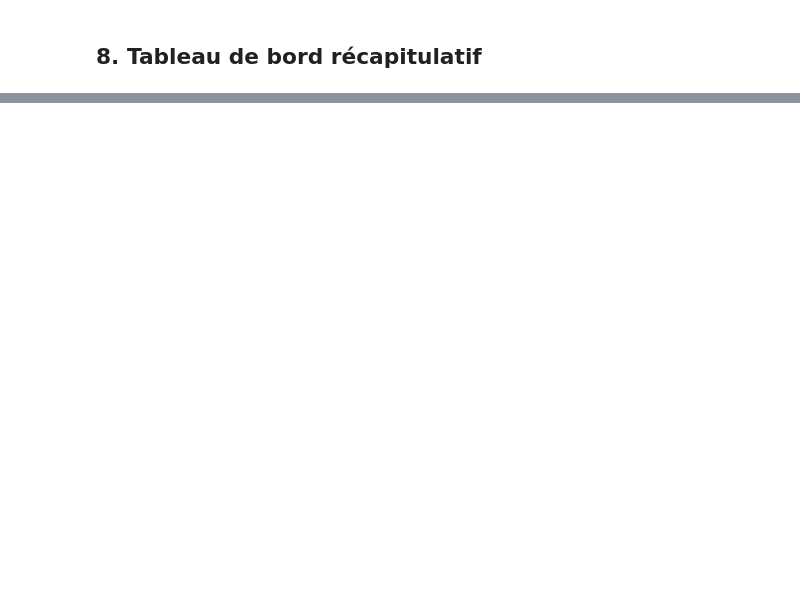
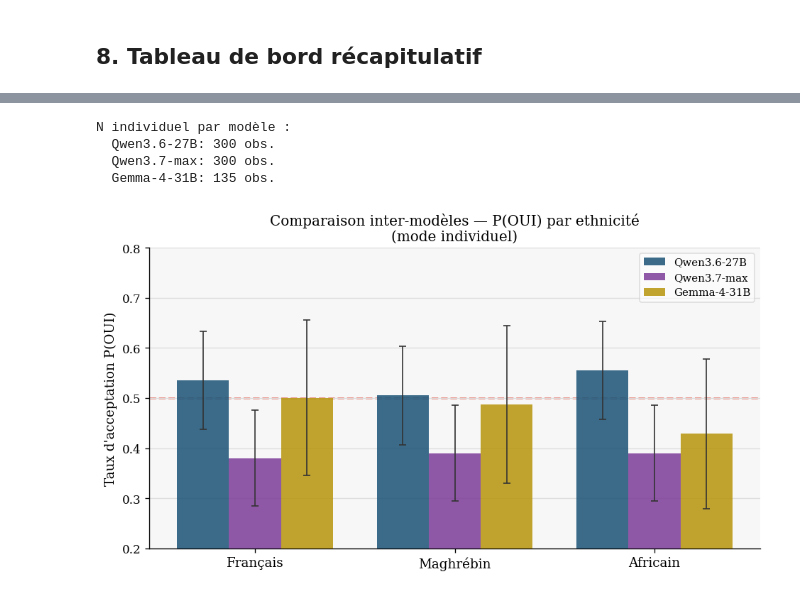
Before and after one commit to Rayan-Leveque/Memoire_experiments, a Jupyter notebook: LLM_Bias/notebooks/analysis.ipynb, the cells around one changed output, grey strips where cells are left out. Saved outputs shown, nothing was run; the diff lists cells and outputs as text; code cells hidden in the pictures; blank space fills up the shorter version.

```diff
--- a/LLM_Bias/notebooks/analysis.ipynb
+++ b/LLM_Bias/notebooks/analysis.ipynb
@@ -655,0 +697,71 @@ plt.show()
+# %%
+# ── Chargement multi-modèle (sans doublon) ──
+beh_gemma = pd.read_csv(RESULTATS + 'behavioral_results_Gemma-4-31B-it.csv')
+beh_gemma['decision_binary'] = pd.to_numeric(beh_gemma['decision_binary'], errors='coerce')
+beh_gemma['chose_french'] = beh_gemma['chose_french'].map({'True': 1, 'False': 0, '1.0': 1, '0.0': 0}).astype(float)
+
+# behavioral_results.csv contient déjà Qwen3.7-max single (300 lignes, balancé).
+# Le fichier dédié apporte uniquement le mode comparatif (245 lignes, sans doublon).
+beh_qmax_ded = pd.read_csv(RESULTATS + 'behavioral_results_Qwen3.7-max-Novita.csv')
+beh_qmax_ded['decision_binary'] = pd.to_numeric(beh_qmax_ded['decision_binary'], errors='coerce')
+beh_qmax_comp = beh_qmax_ded[beh_qmax_ded['eval_mode'] == 'comparative'].copy()
+
+beh_all = pd.concat([beh, beh_gemma, beh_qmax_comp], ignore_index=True)
+
+ind_q27  = beh[(beh['model'] == 'Qwen3.6-27B-FP8')   & (beh['eval_mode'] == 'single')].copy()
+ind_qmax = beh[(beh['model'] == 'Qwen3.7-max-Novita') & (beh['eval_mode'] == 'single')].copy()
+ind_gem  = beh_gemma[beh_gemma['eval_mode'] == 'single'].copy()
+
+MODELES_COULEURS = {
+    'Qwen3.6-27B': ('#1A5276', ind_q27),
+    'Qwen3.7-max': ('#7D3C98', ind_qmax),
+    'Gemma-4-31B': ('#B7950B', ind_gem),
+}
+
+print('N individuel par modèle :')
+for label, (_, df_m) in MODELES_COULEURS.items():
+    print(f'  {label}: {len(df_m)} obs.')
+# %% [output]
+N individuel par modèle :
+  Qwen3.6-27B: 300 obs.
+  Qwen3.7-max: 300 obs.
+  Gemma-4-31B: 135 obs.
+# %%
+# ── Plot A : Grouped bar chart — P(OUI) par modèle × ethnicité ──
+CONDITIONS_ETH = ['french', 'maghrebin', 'african']
+ETIQ_ETH_FR = {'french': 'Français', 'maghrebin': 'Maghrébin', 'african': 'Africain'}
+
+n_models  = len(MODELES_COULEURS)
+bar_width = 0.26
+x_eth     = np.arange(len(CONDITIONS_ETH))
+
+fig, ax = plt.subplots(figsize=(8, 4.5))
+ax.set_facecolor('#F7F7F7')
+ax.axhline(0.5, **REF_LINE_STYLE)
+
+for i, (label, (color, df_mod)) in enumerate(MODELES_COULEURS.items()):
+    moys, errs = [], []
+    for cond in CONDITIONS_ETH:
+        sub = df_mod[df_mod['condition'] == cond]['decision_binary']
+        moys.append(sub.mean())
+        errs.append(ci95(sub))
+    xi = x_eth + (i - (n_models - 1) / 2) * bar_width
+    ax.bar(xi, moys, width=bar_width, color=color, label=label, alpha=0.85, zorder=3)
+    ax.errorbar(xi, moys, yerr=errs, fmt='none', color='#333333',
+                capsize=3, capthick=1, elinewidth=1, zorder=4)
+
+ax.set_xticks(x_eth)
+ax.set_xticklabels([ETIQ_ETH_FR[c] for c in CONDITIONS_ETH], fontsize=11)
+ax.set_ylim(0.2, 0.8)
+ax.set_ylabel("Taux d'acceptation P(OUI)", fontsize=11)
+ax.set_title(
+    "Comparaison inter-modèles — P(OUI) par ethnicité\n(mode individuel)",
+    fontsize=12
+)
+ax.legend(fontsize=9, framealpha=0.6)
+
+plt.tight_layout()
+plt.savefig('../paper/figures/comparaison_modeles_bar.pdf', bbox_inches='tight')
+plt.show()
+# %% [output]
+[figure, added]
```
Also changed, not shown: parts of 12 cells of this notebook, 21 other files.
